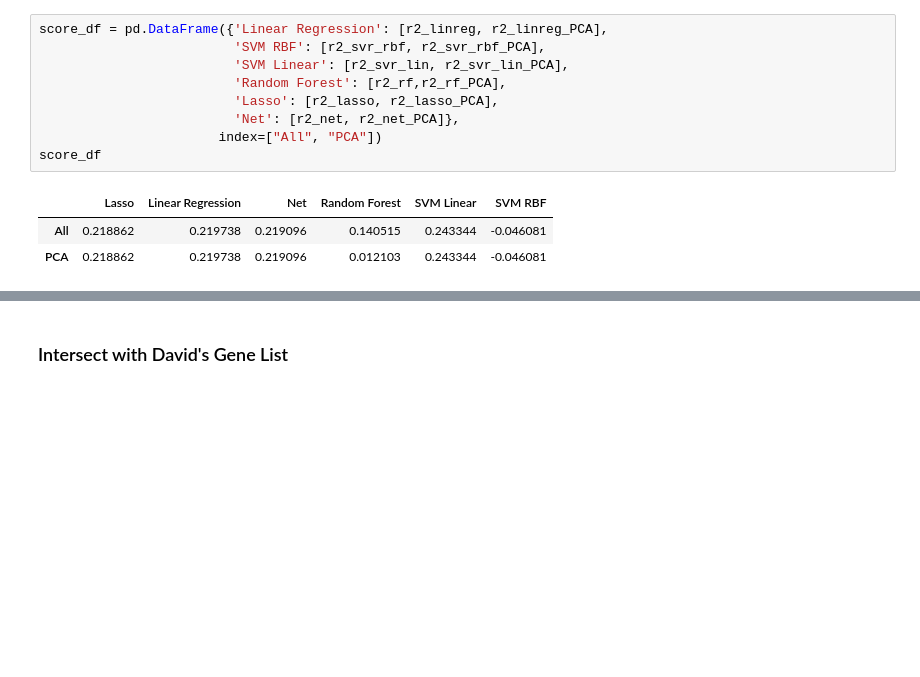
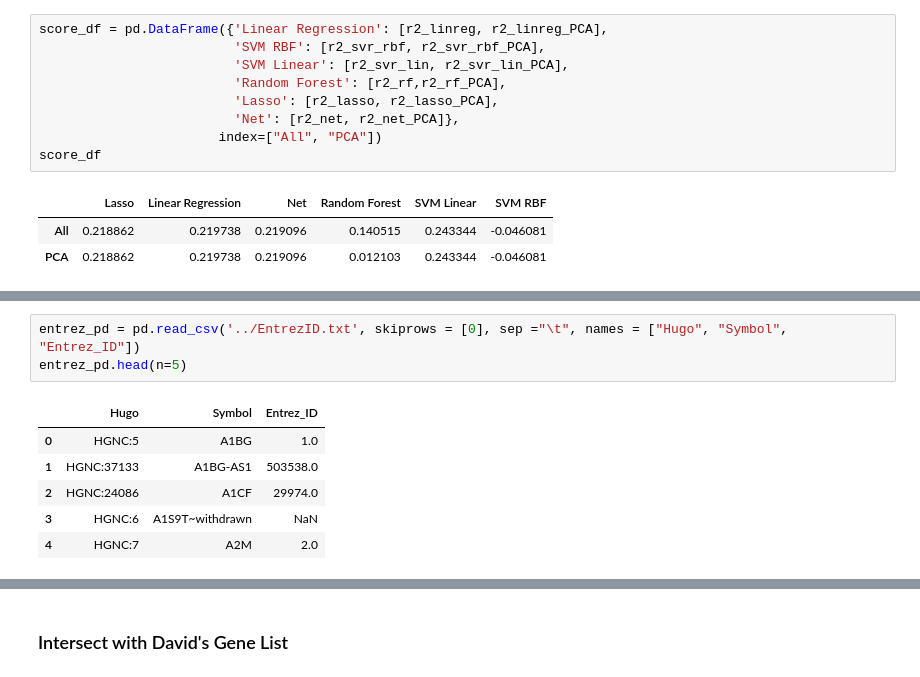
Before and after one commit to charlesriver/radiation, a Jupyter notebook: 498 Dataset.ipynb, the cells around one changed output, grey strips where cells are left out. Drawn from its saved outputs; the diff is of its cells as text; blank space fills up the shorter version.

```diff
--- a/498 Dataset.ipynb
+++ b/498 Dataset.ipynb
@@ -271,0 +286,10 @@ score_df
+# %%
+entrez_pd = pd.read_csv('../EntrezID.txt', skiprows = [0], sep ="\t", names = ["Hugo", "Symbol", "Entrez_ID"])
+entrez_pd.head(n=5)
+# %% [output]
+|  | Hugo | Symbol | Entrez_ID |
+| 0 | HGNC:5 | A1BG | 1.0 |
+| 1 | HGNC:37133 | A1BG-AS1 | 503538.0 |
+| 2 | HGNC:24086 | A1CF | 29974.0 |
+| 3 | HGNC:6 | A1S9T~withdrawn | NaN |
+| 4 | HGNC:7 | A2M | 2.0 |
```
Also changed, not shown: parts of 16 cells of this notebook, 21 other files.
